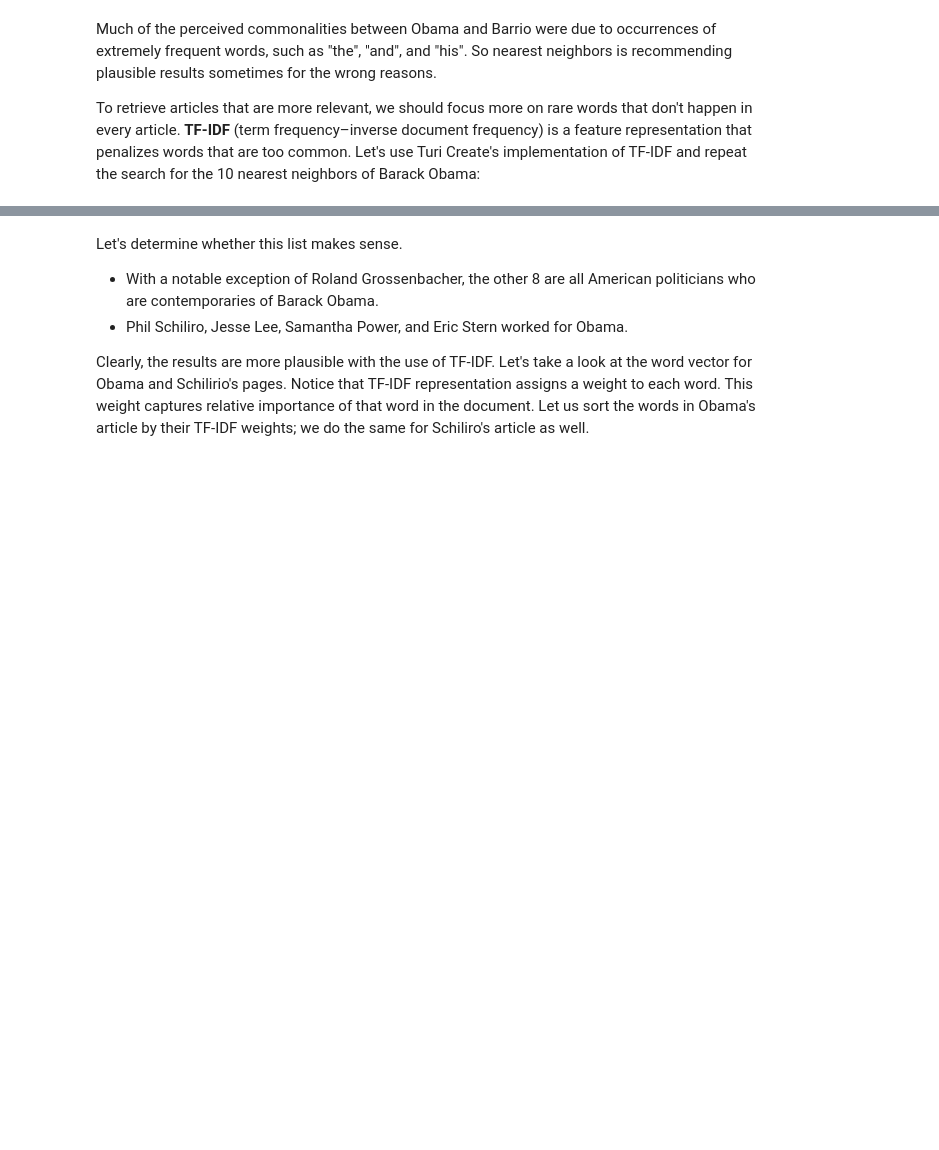
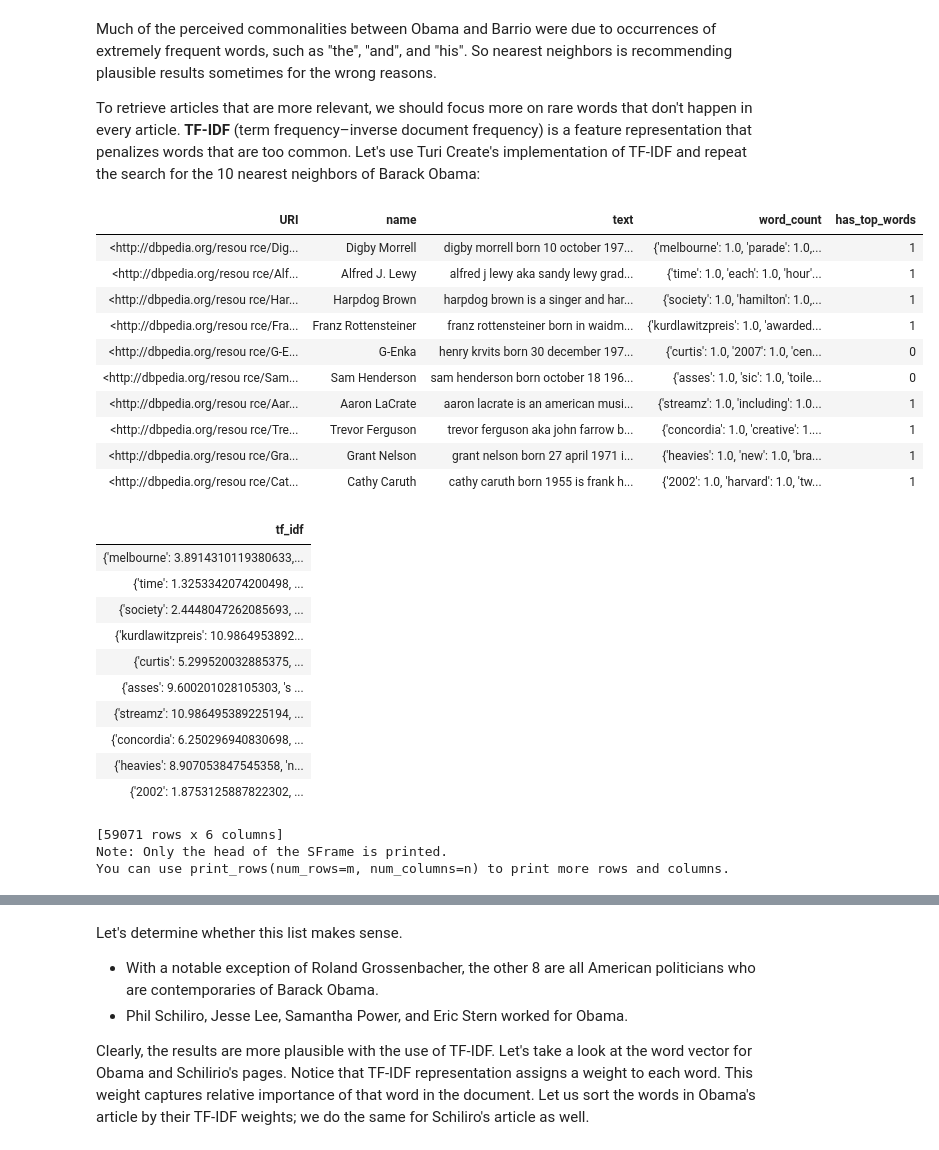
Before and after one commit to nimmitahsin1727/Nearest-Neighbours-with-WORD-COUNT-and-TF-IDF-document-representation, a Jupyter notebook: Nearest_Neighbours_with_WORD_COUNT_and_TF_IDF_document_representation.ipynb, the cells around one changed output, grey strips where cells are left out. Cells and saved outputs as stored; diff of their text form; code cells hidden in the pictures; blank space fills up the shorter version.

```diff
--- a/Nearest_Neighbours_with_WORD_COUNT_and_TF_IDF_document_representation.ipynb
+++ b/Nearest_Neighbours_with_WORD_COUNT_and_TF_IDF_document_representation.ipynb
@@ -359,6 +354,34 @@ Much of the perceived commonalities between Obama and Barrio were due to occurre
 To retrieve articles that are more relevant, we should focus more on rare words that don't happen in every article. **TF-IDF** (term frequency–inverse document frequency) is a feature representation that penalizes words that are too common.  Let's use Turi Create's implementation of TF-IDF and repeat the search for the 10 nearest neighbors of Barack Obama:
 # %%
 wiki['tf_idf'] = turicreate.text_analytics.tf_idf(wiki['word_count'])
+# %%
+wiki
+# %% [output]
+| URI | name | text | word_count | has_top_words |
+| <http://dbpedia.org/resou rce/Dig... | Digby Morrell | digby morrell born 10 october 197... | {'melbourne': 1.0, 'parade': 1.0,... | 1 |
+| <http://dbpedia.org/resou rce/Alf... | Alfred J. Lewy | alfred j lewy aka sandy lewy grad... | {'time': 1.0, 'each': 1.0, 'hour'... | 1 |
+| <http://dbpedia.org/resou rce/Har... | Harpdog Brown | harpdog brown is a singer and har... | {'society': 1.0, 'hamilton': 1.0,... | 1 |
+| <http://dbpedia.org/resou rce/Fra... | Franz Rottensteiner | franz rottensteiner born in waidm... | {'kurdlawitzpreis': 1.0, 'awarded... | 1 |
+| <http://dbpedia.org/resou rce/G-E... | G-Enka | henry krvits born 30 december 197... | {'curtis': 1.0, '2007': 1.0, 'cen... | 0 |
+| <http://dbpedia.org/resou rce/Sam... | Sam Henderson | sam henderson born october 18 196... | {'asses': 1.0, 'sic': 1.0, 'toile... | 0 |
+| <http://dbpedia.org/resou rce/Aar... | Aaron LaCrate | aaron lacrate is an american musi... | {'streamz': 1.0, 'including': 1.0... | 1 |
+| <http://dbpedia.org/resou rce/Tre... | Trevor Ferguson | trevor ferguson aka john farrow b... | {'concordia': 1.0, 'creative': 1.... | 1 |
+| <http://dbpedia.org/resou rce/Gra... | Grant Nelson | grant nelson born 27 april 1971 i... | {'heavies': 1.0, 'new': 1.0, 'bra... | 1 |
+| <http://dbpedia.org/resou rce/Cat... | Cathy Caruth | cathy caruth born 1955 is frank h... | {'2002': 1.0, 'harvard': 1.0, 'tw... | 1 |
+| tf_idf |
+| {'melbourne': 3.8914310119380633,... |
+| {'time': 1.3253342074200498, ... |
+| {'society': 2.4448047262085693, ... |
+| {'kurdlawitzpreis': 10.9864953892... |
+| {'curtis': 5.299520032885375, ... |
+| {'asses': 9.600201028105303, 's ... |
+| {'streamz': 10.986495389225194, ... |
+| {'concordia': 6.250296940830698, ... |
+| {'heavies': 8.907053847545358, 'n... |
+| {'2002': 1.8753125887822302, ... |
+[59071 rows x 6 columns]
+Note: Only the head of the SFrame is printed.
+You can use print_rows(num_rows=m, num_columns=n) to print more rows and columns.
 # %%
 model_tf_idf = turicreate.nearest_neighbors.create(wiki, label='name', features=['tf_idf'],
                                                    method='brute_force', distance='euclidean')
```
Also changed, not shown: parts of 23 cells of this notebook.
